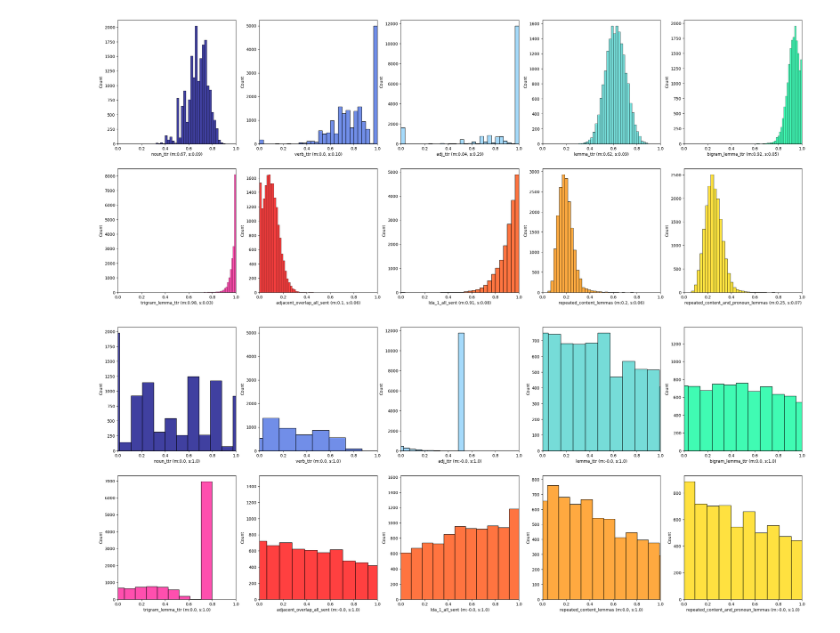
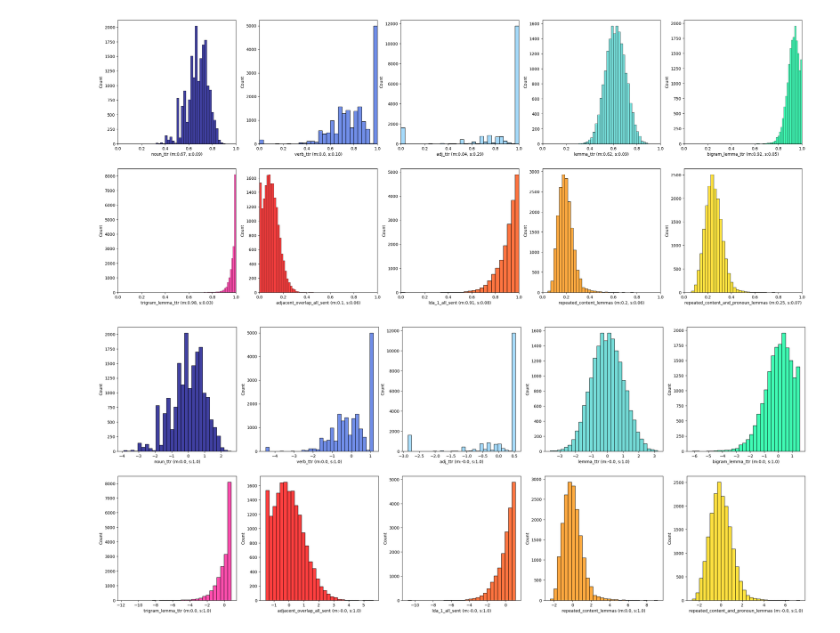
Before and after one commit to suchirsalhan/babylm-interaction, a Jupyter notebook: data/tacoo_metrics_analysis.ipynb, the cells around one changed output. Cells and saved outputs as stored; diff of their text form; code cells hidden in the pictures.

Commit message:
Fix plots to show full range on the normalise distribution plots

```diff
--- a/data/tacoo_metrics_analysis.ipynb
+++ b/data/tacoo_metrics_analysis.ipynb
@@ -56,20 +56,20 @@ normal_stds = {k: np.std(normal_metrics[k]) for k in keys}
 # %%
 colors = ['navy', 'royalblue', 'lightskyblue', 'mediumturquoise', 'mediumspringgreen', 'deeppink', 'red', 'orangered', 'darkorange', 'gold']
 
 fig, axes = plt.subplots(2, 5, figsize=(30, 12))
 i = 0
 j = 0
 for ind in range(len(keys)):
     if ind == 5:
         i = 1
 
-    axes[i, j].set_xlim(left=0, right=1)
-    sns.histplot(normal_metrics[keys[ind]], ax=axes[i, j], color=colors[ind])
+    # axes[i, j].set_xlim(, right=1)
+    sns.histplot(normal_metrics[keys[ind]], ax=axes[i, j], color=colors[ind], bins=30)
     m = np.round(normal_means[keys[ind]],2)
     s = np.round(normal_stds[keys[ind]],2)
     axes[i, j].set_xlabel(f'{keys[ind]} (m:{m}, s:{s})')
     j = (j+1)%5
 
 plt.show()
 # %% [output]
-[figure, old version]
+[figure, new version]
```
